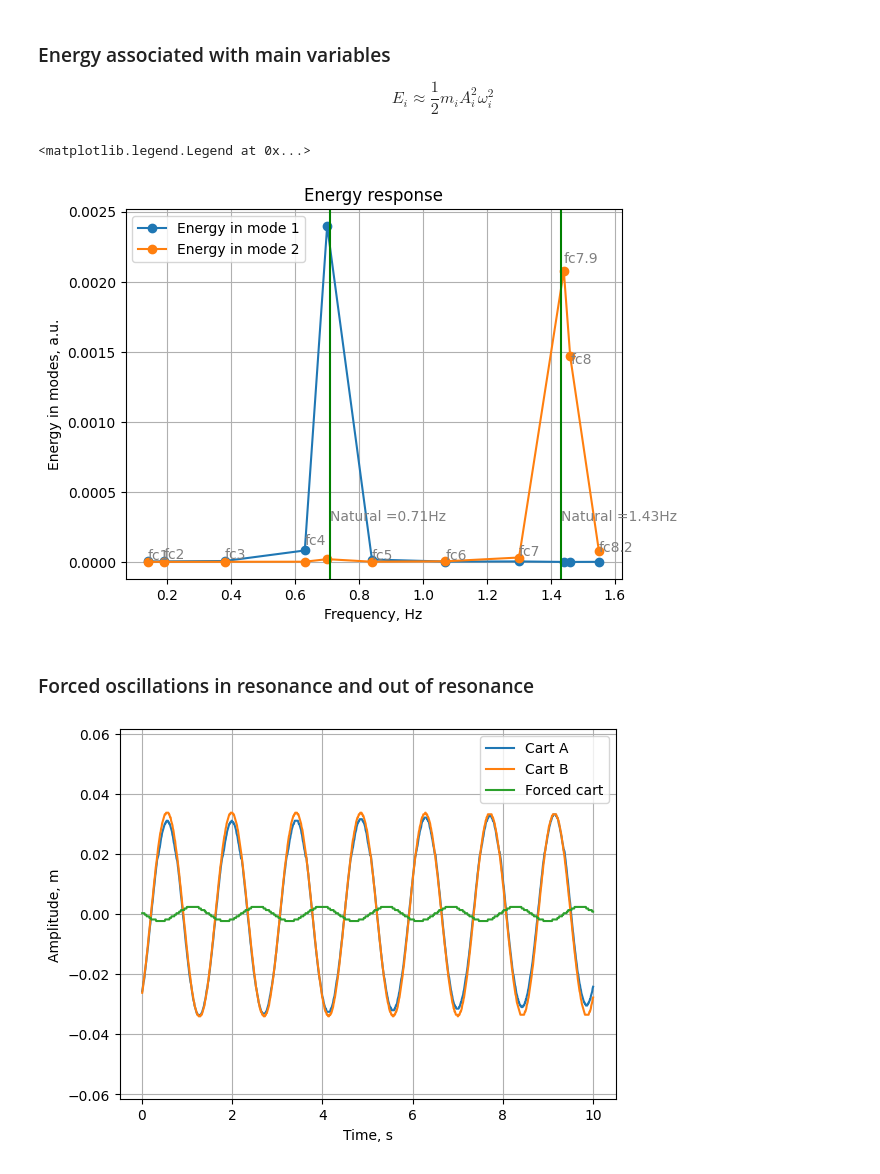
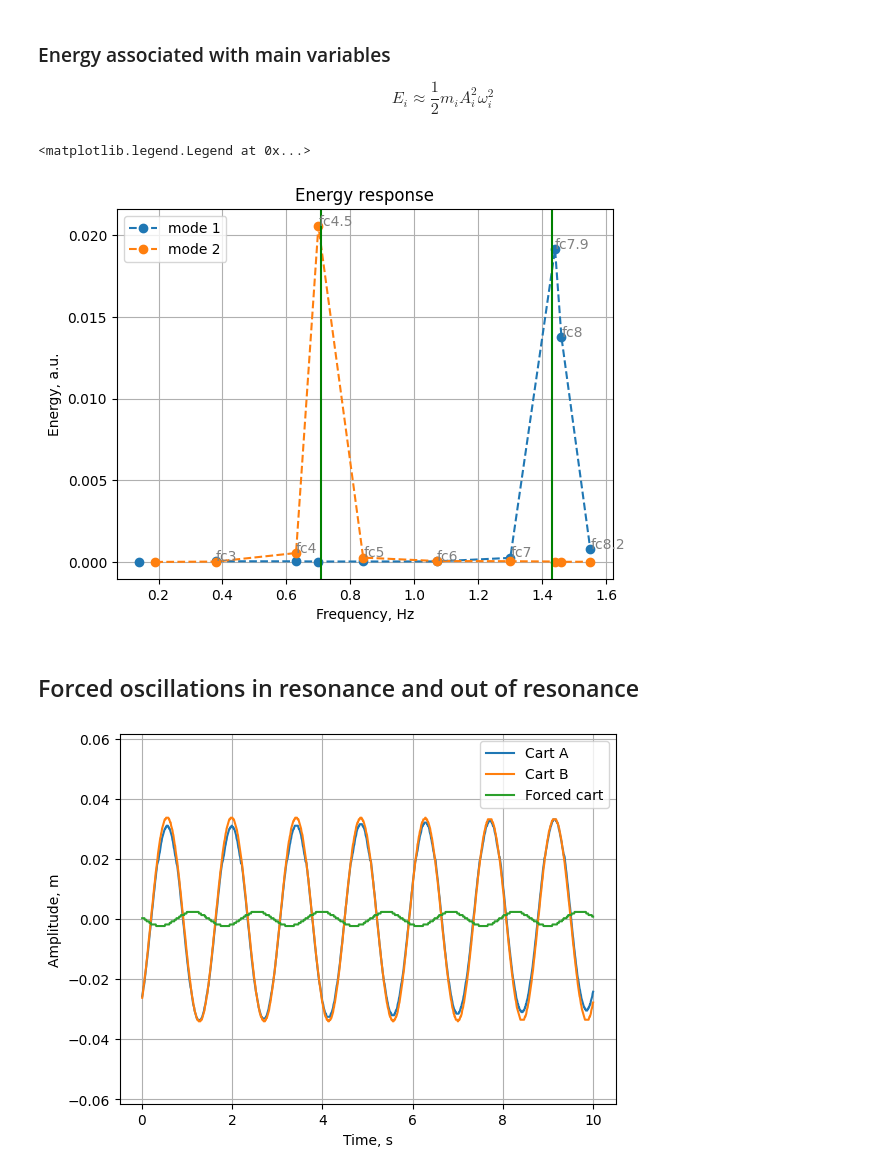
Before and after one commit to evgeny-kolonsky/Lab3_Coupled_Oscillator, a Jupyter notebook: Lab3_Coupled_Oscillator.ipynb, the cells around one changed output. Cells and saved outputs as stored; diff of their text form; code cells hidden in the pictures.

```diff
--- a/Lab3_Coupled_Oscillator.ipynb
+++ b/Lab3_Coupled_Oscillator.ipynb
@@ -277,12 +329,3 @@ def get_signal3(url, show=True):
     plt.ylim(-length/2, length/2)
     plt.legend()
   return t, x1, x2, x3
-# %%
-# Mode 1
-url  = 'https://raw.githubusercontent.com/evgeny-kolonsky/Lab3_Coupled_Oscillator/main/fc4.5.txt'
-t, x1, x2, x3 = get_signal3(url, show=False)
-y1, y2 = rotate(x1, x2, show=True)
-e1 = mode_energy(t, y1, m1_eff, freqs_theor[0])
-e2 = mode_energy(t, y2, m2_eff, freqs_theor[1])
-print(f'Energy: e1 {e1:.2e}, e2 {e2:.2e}, Full {e1+e2:.2e}')
-np.mean(np.abs(y1)), np.mean(np.abs(y2))
@@ -345,35 +340,46 @@ def mode_energy(t, x, m, freq0):
+# %%
+def energy(t, oscillator, show=False):
+  f0, f0_unc = get_frequency(t, oscillator)
+  tpeaks, amplitude = get_amplitude(t, oscillator)
+  omega0 = f0 * 2 * np.pi
+  en = (amplitude * omega0)**2 /2
+  if show:
+    plt.plot(tpeaks, en )
+    plt.grid()
+    plt.xlabel('Time, s')
+    plt.ylabel('Energy, (A omega)^2 /2')
+  return np.mean(en)
 # %%
 names = ['fc1', 'fc2', 'fc3', 'fc4', 'fc4.5','fc5', 'fc6', 'fc7', 'fc7.9',  'fc8.2', 'fc8']
 fw = np.array([])
-energy1 = np.array([])
-energy2 = np.array([])
+en1 = np.array([])
+en2 = np.array([])
 for name in names:
   url = f'https://raw.githubusercontent.com/evgeny-kolonsky/Lab3_Coupled_Oscillator/main/{name}.txt'
   t, x1, x2, x3 = get_signal3(url, show=False)
-  fw = np.append(fw, get_frequency(t, x3, show=False))
-  y1, y2 = rotate(x1, x2, show=False)
-  energy1 = np.append(energy1, mode_energy(t, y1, m1_eff, freqs_theor[1]))
-  energy2 = np.append(energy2, mode_energy(t, y2, m2_eff, freqs_theor[0]))
+  y1, y2 = rotate(x1, x2, show=False) # to canonic variables
+  fw = np.append(fw, get_frequency_fft(t, x3)) # get driver frequency
+  en1 = np.append(en1, energy(t, y1)) # energy in 1st canonic var
+  en2 = np.append(en2, energy(t, y2)) # energy in 2nd
 
 idx = np.argsort(fw) # sorting
-plt.plot(fw[idx], energy1[idx], linestyle='-', marker='o', label='Energy in mode 1')
-plt.plot(fw[idx], energy2[idx], linestyle='-', marker='o', label='Energy in mode 2')
-
+plt.plot(fw[idx], en1[idx], linestyle='--', marker='o', label='mode 1')
+plt.plot(fw[idx], en2[idx], linestyle='--', marker='o', label='mode 2')
 for ind in idx:
-  plt.annotate(names[ind], xy=(fw[ind], energy[ind]), color='gray')
+  plt.annotate(names[ind], xy=(fw[ind], en1[ind]+en2[ind]), color='gray')
 plt.grid()
 plt.xlabel('Frequency, Hz')
-plt.ylabel('Energy in modes, a.u.')
+plt.ylabel('Energy, a.u.')
 plt.title('Energy response')
 for freq in freqs_theor:
   plt.axvline(freq, c='g')
-  plt.annotate(fr'Natural ={freq:.2f}Hz',xy=(freq, np.mean(energy)/2), color='gray')
+  plt.annotate(fr'Natural ={freq:.2f}Hz',xy=(freq, np.mean(en1+en2)/2), color='gray')
 plt.legend()
 # %% [output]
 <matplotlib.legend.Legend at 0x...>
-[figure, old version]
+[figure, new version]
 # %% [markdown]
-### Forced oscillations in resonance and out of resonance
+## Forced oscillations in resonance and out of resonance
 # %%
 # Mode 1
 url  = 'https://raw.githubusercontent.com/evgeny-kolonsky/Lab3_Coupled_Oscillator/main/fc4.5.txt'
```
Also changed, not shown: parts of 29 cells of this notebook.
